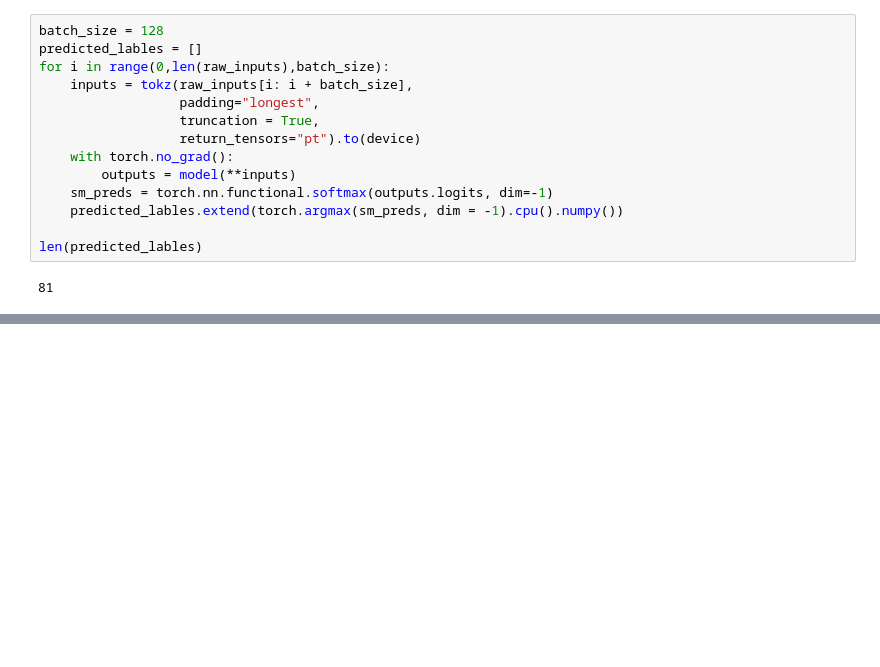
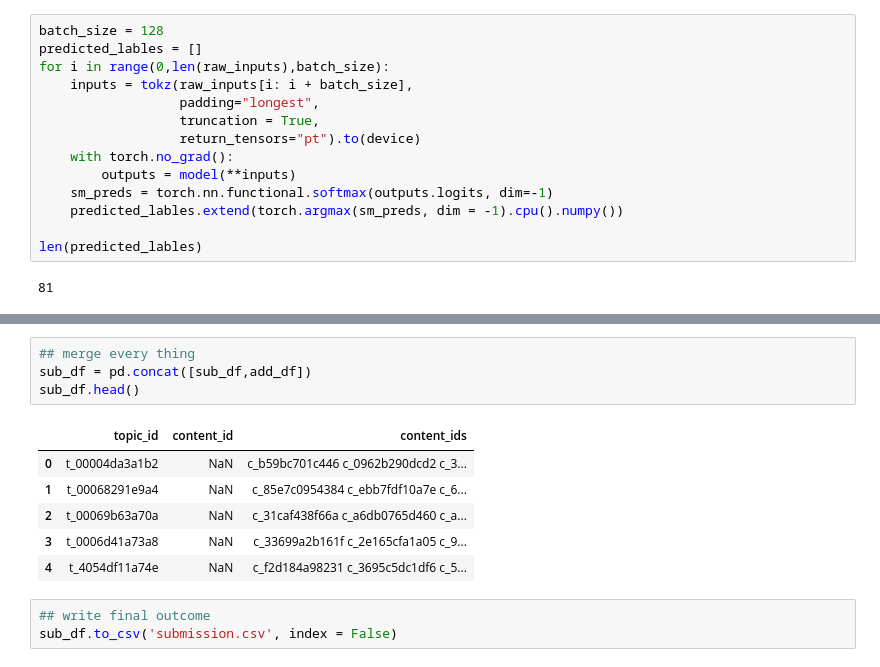
Before and after one commit to sayanbanerjee32/learning-equality-curriculum-recommendations, a Jupyter notebook: lecr_inference.ipynb, the cells around one changed output, grey strips where cells are left out. Cells and saved outputs as stored; diff of their text form; blank space fills up the shorter version.

```diff
--- a/lecr_inference.ipynb
+++ b/lecr_inference.ipynb
@@ -326,3 +366,17 @@ sub_df.head()
+# %%
+## merge every thing
+sub_df = pd.concat([sub_df,add_df])
+sub_df.head()
+# %% [output]
+|  | topic_id | content_id | content_ids |
+| 0 | t_00004da3a1b2 | NaN | c_b59bc701c446 c_0962b290dcd2 c_3... |
+| 1 | t_00068291e9a4 | NaN | c_85e7c0954384 c_ebb7fdf10a7e c_6... |
+| 2 | t_00069b63a70a | NaN | c_31caf438f66a c_a6db0765d460 c_a... |
+| 3 | t_0006d41a73a8 | NaN | c_33699a2b161f c_2e165cfa1a05 c_9... |
+| 4 | t_4054df11a74e | NaN | c_f2d184a98231 c_3695c5dc1df6 c_5... |
+# %%
+## write final outcome
+sub_df.to_csv('submission.csv', index = False)
 # %%
 if not iskaggle:
     push_notebook('saan', comp,
```
Also changed, not shown: parts of 11 cells of this notebook.
